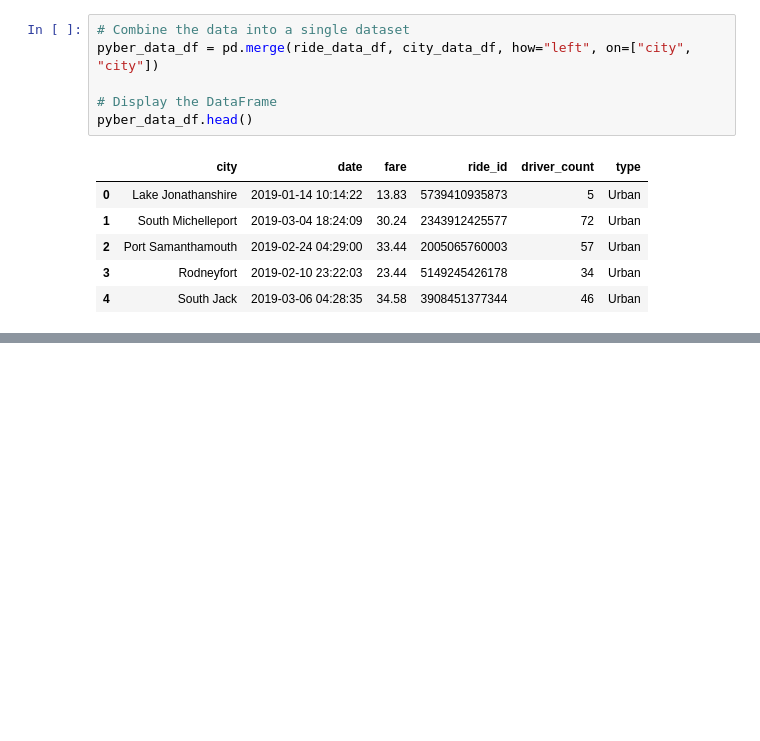
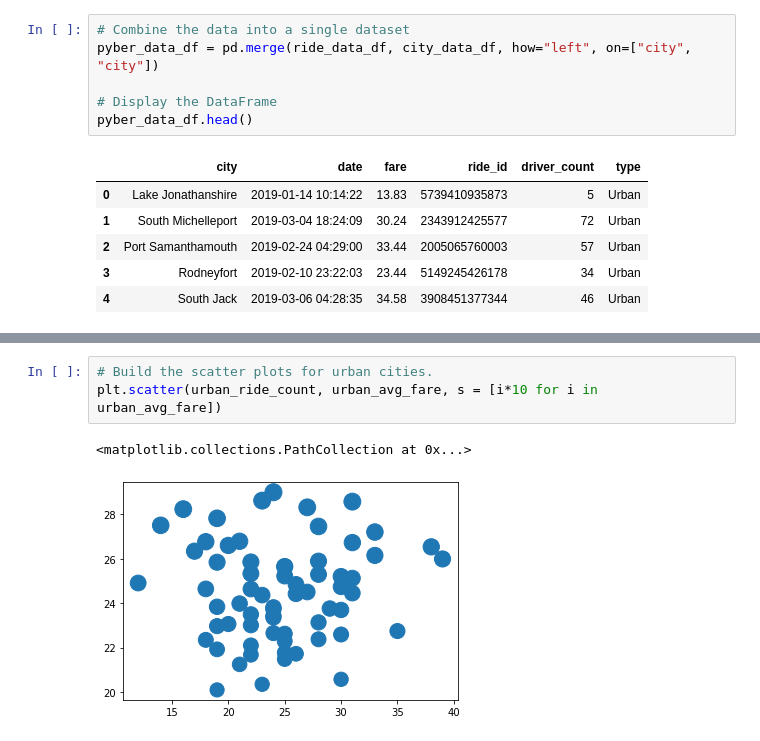
Before and after one commit to willsiuta/PyBer_Analysis, a Jupyter notebook: PyBer.ipynb, the cells around one changed output, grey strips where cells are left out. Cells and saved outputs as stored; diff of their text form; blank space fills up the shorter version.

```diff
--- a/PyBer.ipynb
+++ b/PyBer.ipynb
@@ -126,0 +221,6 @@ pyber_data_df.head()
+# %%
+# Build the scatter plots for urban cities.
+plt.scatter(urban_ride_count, urban_avg_fare, s = [i*10 for i in urban_avg_fare])
+# %% [output]
+<matplotlib.collections.PathCollection at 0x...>
+[figure, added]
```
Also changed, not shown: parts of 16 cells of this notebook, 7 other files.
